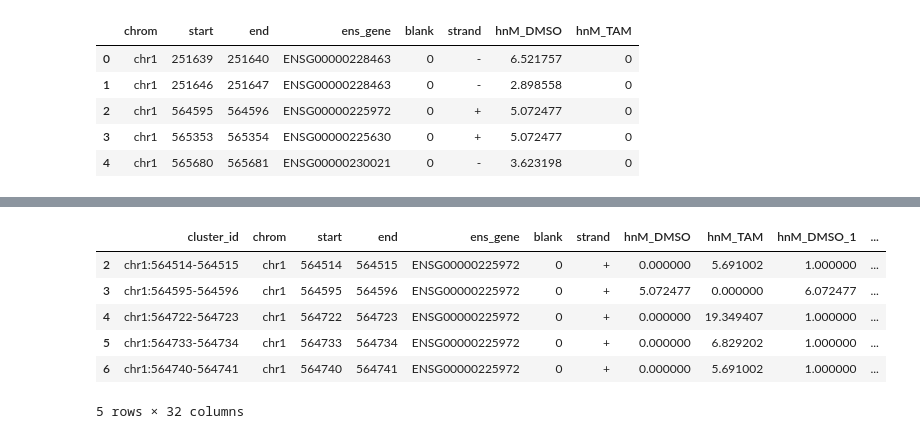
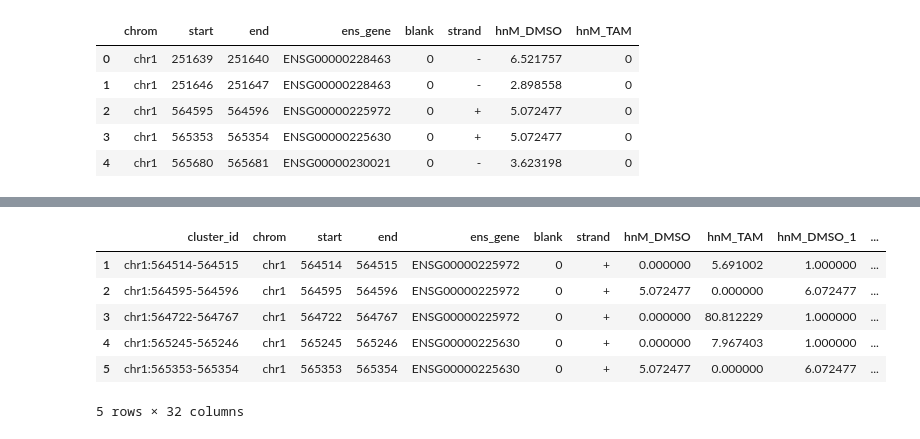
Before and after one commit to seharvey2012/programmatic_analysis, a Jupyter notebook: getting_clipper_to_work/clipper_runs_working_with_individual_rt_stops/Processing individual RT stops through clipper windows.ipynb, the cells around one changed output, grey strips where cells are left out. Saved outputs shown, nothing was run; the diff lists cells and outputs as text; code cells hidden in the pictures.

```diff
--- a/getting_clipper_to_work/clipper_runs_working_with_individual_rt_stops/Processing individual RT stops through clipper windows.ipynb
+++ b/getting_clipper_to_work/clipper_runs_working_with_individual_rt_stops/Processing individual RT stops through clipper windows.ipynb
@@ -414,11 +427,14 @@ merge_df.drop(labels=['cluster_id'], axis=1,inplace = True)
 merge_df.insert(0, 'cluster_id', cluster_id)
 
 #now add a column with +1 for each and log2ratio
-
+#this pseudocount is used for normalization of the iCLIP data. keep it at 1 because otherwise it will blast the data into the stratisphere.
 pseudocount = 1
-
 merge_df['twist_d0_fpkm_1'] = merge_df.apply(lambda row: row['twist_d0_fpkm']+pseudocount,axis=1)
 merge_df['twist_d14_fpkm_1'] = merge_df.apply(lambda row: row['twist_d14_fpkm']+pseudocount,axis=1)
+
+#it is key you put a pseudocount lower than the minimum if you want to include lowly expressed genes
+#min = 2e-5, so do 1e-6
+pseudocount = 1e-6
 merge_df['log2ratio_fpkm_d14_d0'] = merge_df.apply(lambda row: (log(row['twist_d14_fpkm']+pseudocount,2)-log(row['twist_d0_fpkm']+pseudocount,2)),axis=1)
 
 
@@ -443,10 +459,13 @@ merge_df['log2ratio_fpkm_d14_d0'] = merge_df.apply(lambda row: (log(row['twist_d
 #DO NOT ADD 1 HERE TO THE clip_gene_fpkm_norm value. Instead just add it for the log2 ratio. We want to keep the actual measurement as close to TRUE as possible
 #REMEMBER - YOU MUST ADD 1 BEFORE PLOTTING SINCE YOU ARE PLOTTING ON THE LOG SCALE
 
-pseudocount = 1
 
+#This is the normalization using the +1 data from fpkm. We are using +1 to prevent ballooning of the data
 merge_df['hnM_DMSO_clip_gene_fpkm_norm']= merge_df.apply(lambda row: ((row['hnM_DMSO']) / (row['twist_d0_fpkm_1'])),axis=1)
 merge_df['hnM_TAM_clip_gene_fpkm_norm'] = merge_df.apply(lambda row: ((row['hnM_TAM']) / (row['twist_d14_fpkm_1'])),axis=1)
+
+#this pseudocount is for log plotting only to raise the values to 1 or more
+pseudocount = 1
 merge_df['hnM_DMSO_clip_gene_fpkm_norm_1']= merge_df.apply(lambda row: ((row['hnM_DMSO']) / (row['twist_d0_fpkm_1'])+pseudocount),axis=1)
 merge_df['hnM_TAM_clip_gene_fpkm_norm_1'] = merge_df.apply(lambda row: ((row['hnM_TAM']) / (row['twist_d14_fpkm_1'])+pseudocount),axis=1)
 #This is for normalization based on TPM
@@ -456,9 +475,9 @@ merge_df['hnM_TAM_clip_gene_fpkm_norm_1'] = merge_df.apply(lambda row: ((row['hn
 # merge_df['hnM_TAM_clip_gene_tpm_norm_1'] = merge_df.apply(lambda row: ((row['hnM_TAM']) / (row['twist_d14_tpm_1'])+1),axis=1)
 
 #calculate log2ratio of these
-#What pseudocount to use here - find the minimum
+#What pseudocount to use here - find the minimum - .0003, so use pseudocount .00001 1e-5
 #Here add the pseudocount
-pseudocount = 1
+pseudocount = 1e-5
 merge_df['log2ratio_hnM_TAM_DMSO_clip_gene_fpkm_norm'] = merge_df.apply(lambda row:(log(row['hnM_TAM_clip_gene_fpkm_norm']+pseudocount,2)-log(row['hnM_DMSO_clip_gene_fpkm_norm']+pseudocount,2)),axis=1)
 # merge_df['log2ratio_hnM_TAM_DMSO_clip_gene_tpm_norm'] = merge_df.apply(lambda row:(log(row['hnM_TAM_clip_gene_tpm_norm']+pseudocount,2)-log(row['hnM_DMSO_clip_gene_tpm_norm']+pseudocount,2)),axis=1)
 # %% [output]
@@ -469,7 +500,8 @@ Wall time: 6min 30s
 
 #Keep rows with FPKM threshold or more in at least one sample
 #Make sure that you use "or" because you want FPKM 5 in at least one sample
-fpkm_threshold = 1
+#If it is 0, it just throws away unannotated
+fpkm_threshold = 0
 merge_df_high_genes = merge_df[(merge_df.twist_d0_fpkm >= fpkm_threshold) | (merge_df.twist_d14_fpkm >= fpkm_threshold)]
 
 #Or use a TPM threshold - not implemented yet
@@ -554,12 +720,12 @@ cluster_size.describe()
 #NOTE - some of the individual RT stops also have NaN for the binding. How is this possible?
 merge_df.to_csv('hnM_DMSO_TAM_master_dataframe_gene_expression_normalized',sep='\t',na_rep='NaN',index=False)
 # %%
-merge_df_high_genes.head()
+merge_df_high_genes
 # %% [output]
 |  | cluster_id | chrom | start | end | ens_gene | blank | strand | hnM_DMSO | hnM_TAM | hnM_DMSO_1 | ... |
-| 2 | chr1:564514-564515 | chr1 | 564514 | 564515 | ENSG00000225972 | 0 | + | 0.000000 | 5.691002 | 1.000000 | ... |
-| 3 | chr1:564595-564596 | chr1 | 564595 | 564596 | ENSG00000225972 | 0 | + | 5.072477 | 0.000000 | 6.072477 | ... |
-| 4 | chr1:564722-564723 | chr1 | 564722 | 564723 | ENSG00000225972 | 0 | + | 0.000000 | 19.349407 | 1.000000 | ... |
-| 5 | chr1:564733-564734 | chr1 | 564733 | 564734 | ENSG00000225972 | 0 | + | 0.000000 | 6.829202 | 1.000000 | ... |
-| 6 | chr1:564740-564741 | chr1 | 564740 | 564741 | ENSG00000225972 | 0 | + | 0.000000 | 5.691002 | 1.000000 | ... |
+| 1 | chr1:564514-564515 | chr1 | 564514 | 564515 | ENSG00000225972 | 0 | + | 0.000000 | 5.691002 | 1.000000 | ... |
+| 2 | chr1:564595-564596 | chr1 | 564595 | 564596 | ENSG00000225972 | 0 | + | 5.072477 | 0.000000 | 6.072477 | ... |
+| 3 | chr1:564722-564767 | chr1 | 564722 | 564767 | ENSG00000225972 | 0 | + | 0.000000 | 80.812229 | 1.000000 | ... |
+| 4 | chr1:565245-565246 | chr1 | 565245 | 565246 | ENSG00000225630 | 0 | + | 0.000000 | 7.967403 | 1.000000 | ... |
+| 5 | chr1:565353-565354 | chr1 | 565353 | 565354 | ENSG00000225630 | 0 | + | 5.072477 | 0.000000 | 6.072477 | ... |
 5 rows × 32 columns
```
Also changed, not shown: parts of 23 cells of this notebook, 3 other files.
